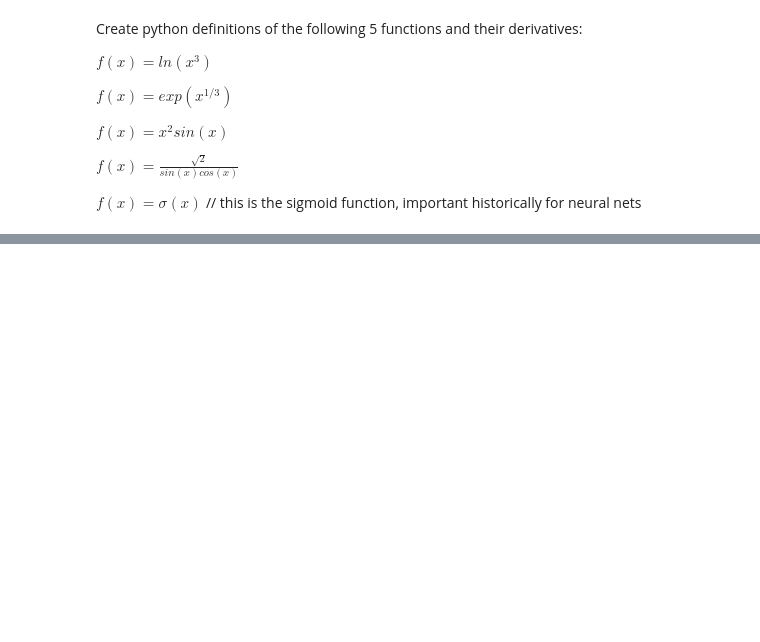
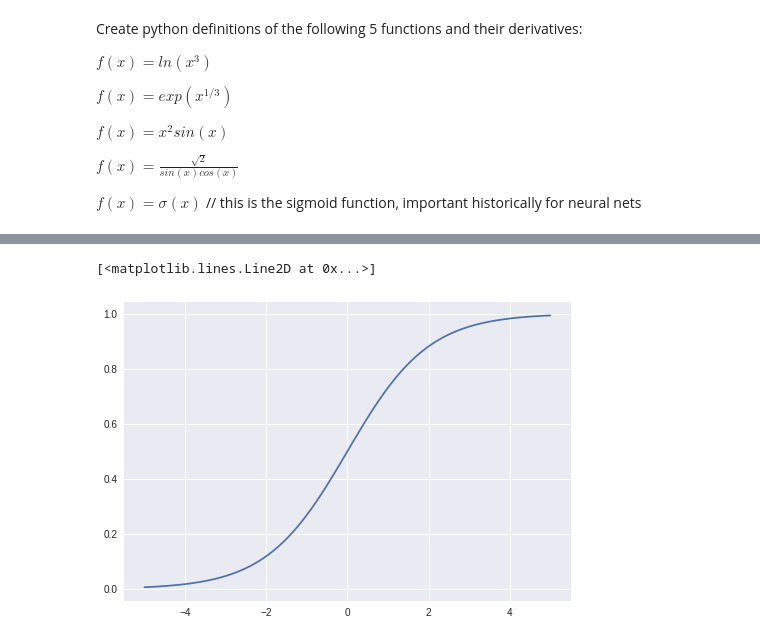
Before and after one commit to neuroleptic/Machine-Learning, a Jupyter notebook: Function_Optimization.ipynb, the cells around one changed output, grey strips where cells are left out. Saved outputs shown, nothing was run; the diff lists cells and outputs as text; code cells hidden in the pictures; blank space fills up the shorter version.

```diff
--- a/Function_Optimization.ipynb
+++ b/Function_Optimization.ipynb
@@ -71,0 +100,5 @@ plt.plot(x,np.vectorize(f4)(x))
+# %%
+plt.plot(x,np.vectorize(f5)(x))
+# %% [output]
+[<matplotlib.lines.Line2D at 0x...>]
+[figure, added]
```
Also changed, not shown: parts of 10 cells of this notebook.
